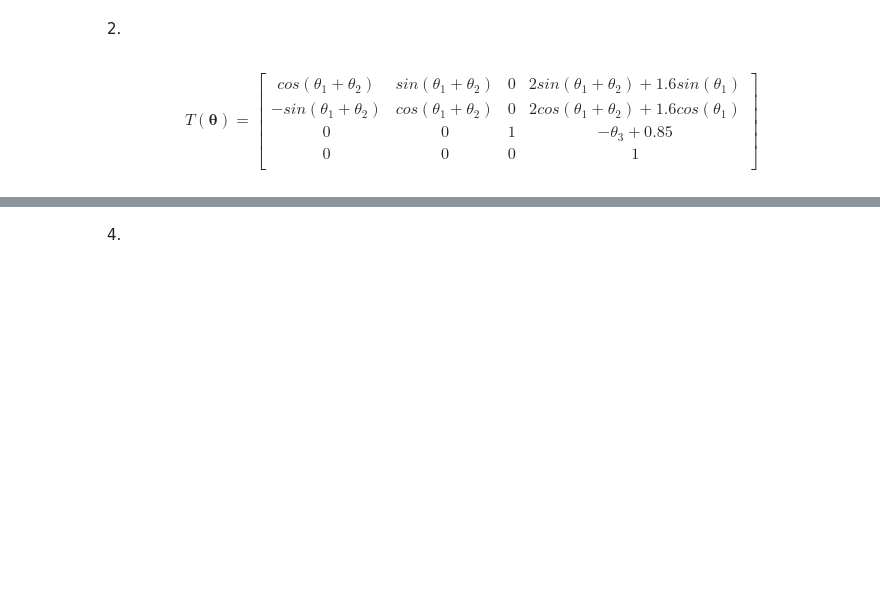
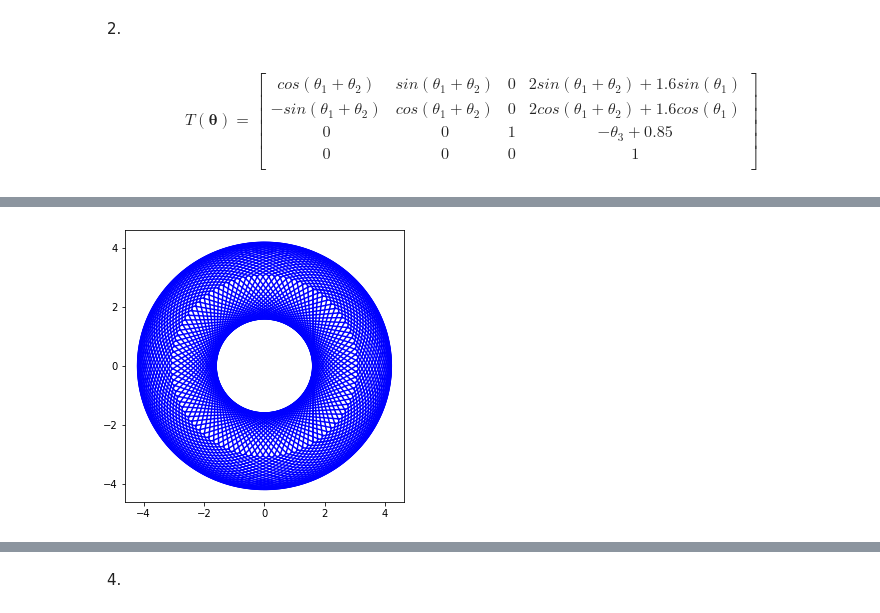
Before and after one commit to alvinzang98/CSE291A_23Win, a Jupyter notebook: HW1/HW1.ipynb, the cells around one changed output, grey strips where cells are left out. Saved outputs shown, nothing was run; the diff lists cells and outputs as text; code cells hidden in the pictures; blank space fills up the shorter version.

```diff
--- a/HW1/HW1.ipynb
+++ b/HW1/HW1.ipynb
@@ -120,0 +154,13 @@ cos(\theta_1 +\theta_2) & sin(\theta_1 +\theta_2) & 0 & 2sin(\theta_1 +\theta_2)
+# %%
+import matplotlib.pyplot as plt
+a=np.linspace(0,2*np.pi,100)
+b = np.linspace(-np.pi/2,np.pi/2,100)
+plt.figure(figsize=(5,5))
+plt.plot(1.6*np.cos(a),1.6*np.sin(a))
+for i in a:
+    plt.plot(1.6*np.cos(i)+2.6*np.cos(i+b),1.6*np.sin(i)+2.6*np.sin(i+b),'b')
+    x = 1.6*np.cos(i)+2.6*np.cos(i+b)
+    y = 1.6*np.sin(i)+2.6*np.sin(i+b)
+    plt.plot([x[0],x[-1]],[y[0],y[-1]],'b')
+# %% [output]
+[figure, added]
```
Also changed, not shown: parts of 29 cells of this notebook, 5 other files.
